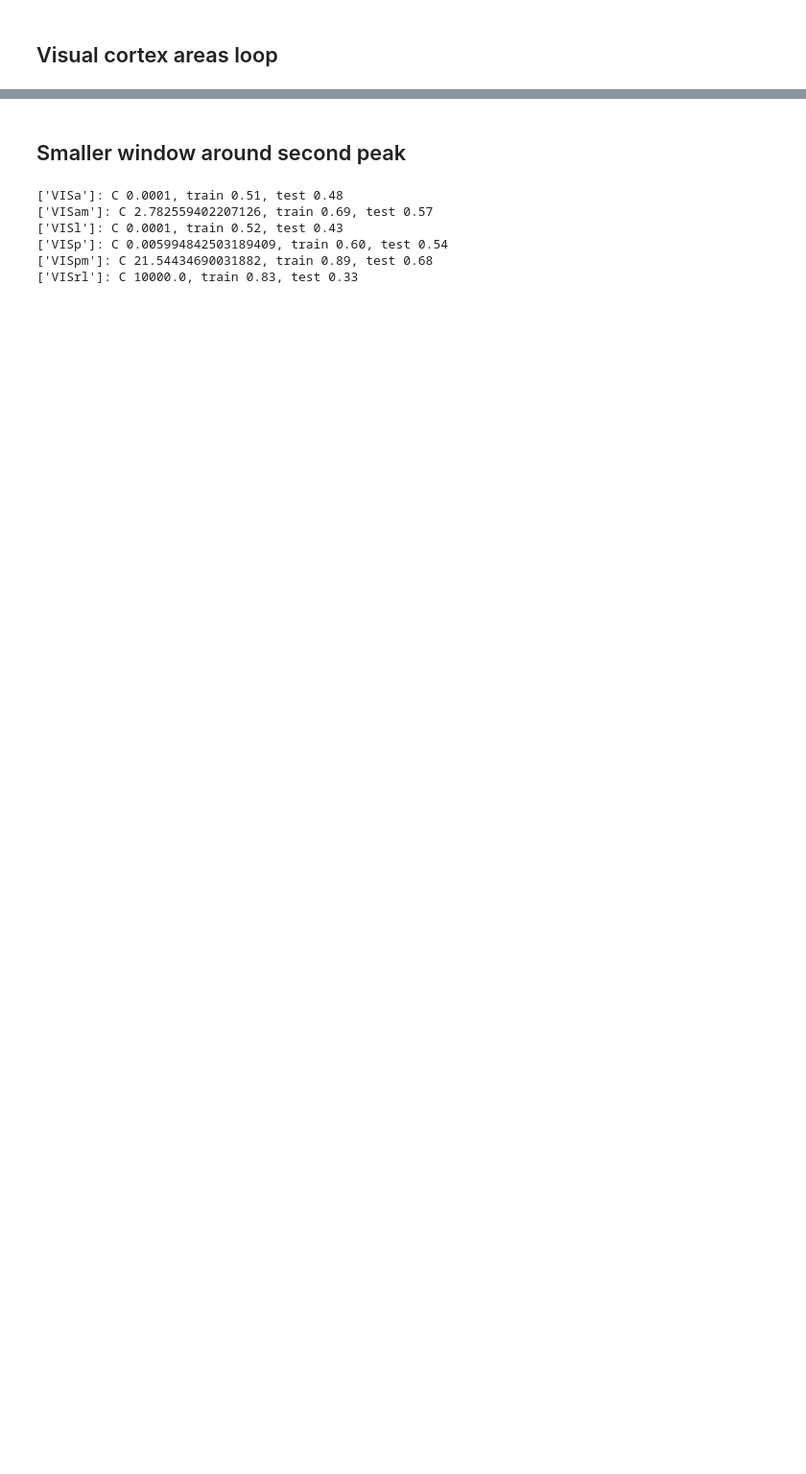
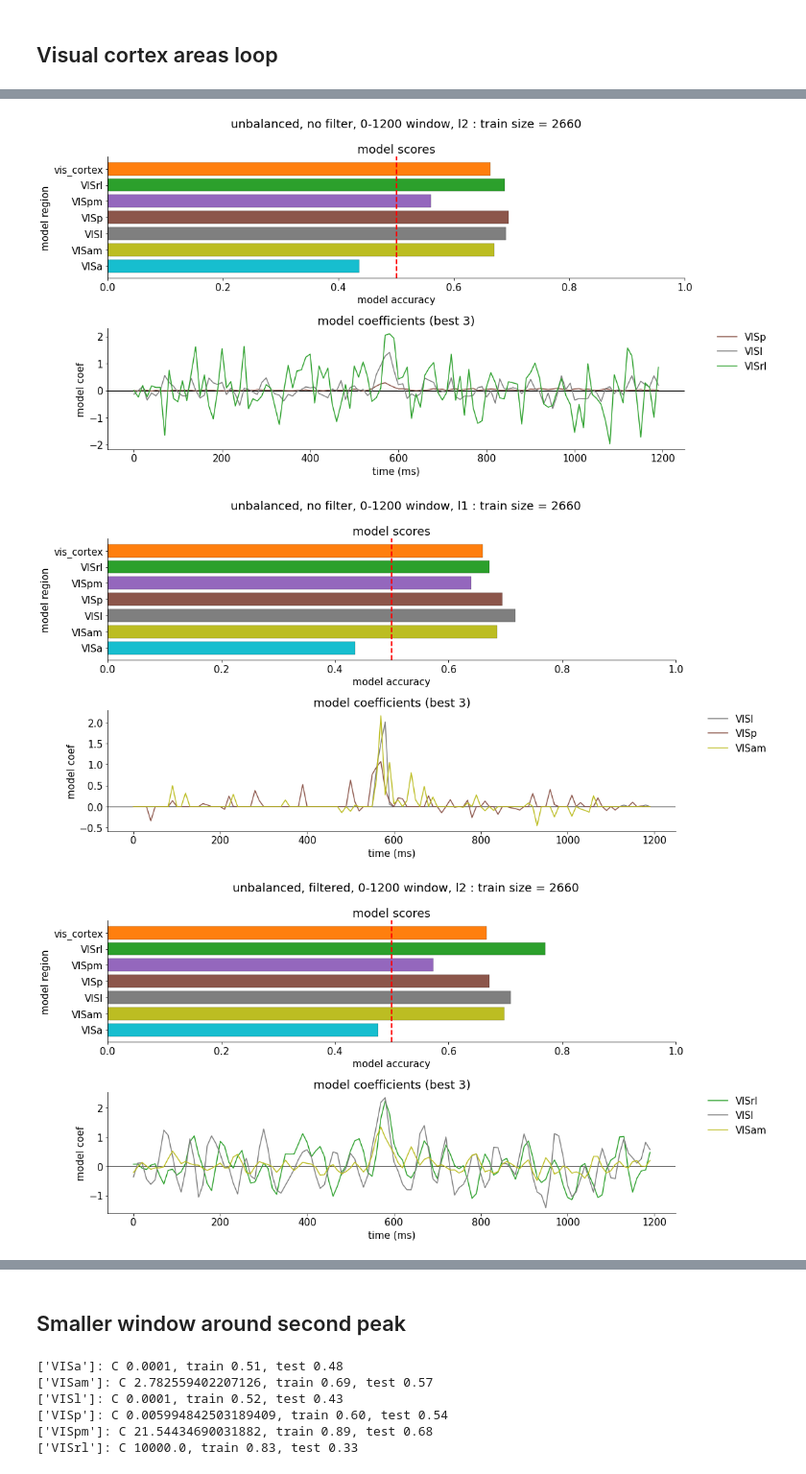
Before and after one commit to rodjfg/los-fabulosos-pixelotls, a Jupyter notebook: scripts/adrian_glm.ipynb, the cells around one changed output, grey strips where cells are left out. Shown at 96% size. Saved outputs shown, nothing was run; the diff lists cells and outputs as text; code cells hidden in the pictures; blank space fills up the shorter version.

```diff
--- a/scripts/adrian_glm.ipynb
+++ b/scripts/adrian_glm.ipynb
@@ -78,0 +433,19 @@ regions_of_interest = [["VISa"], ["VISam"], ["VISl"], ["VISp"], ["VISpm"], ["VIS
+# %%
+for rs in results.values():
+    model_list = rs['model_list']
+    train_size = rs['train_size']
+    model_test_score = rs['model_test_score']
+    y_window = rs['y_window']
+    description = rs['description']
+
+    nrows, ncols = (2,1)
+    fig, axes = plt.subplots(nrows=nrows, ncols=ncols, figsize=(16*ncols, 4*nrows))
+    axes = axes.flatten()
+    plot_results_subplots(regions_of_interest,model_list,model_test_score,y_window*10,regions_labels,'tab10_r',3,False,axes)
+    plt.suptitle(f'{description} : train size = {train_size}')
+    plt.subplots_adjust(hspace=0.4)
+    plt.show()
+# %% [output]
+[figure, added]
+[figure, added]
+[figure, added]
```
Also changed, not shown: parts of 26 cells of this notebook.
